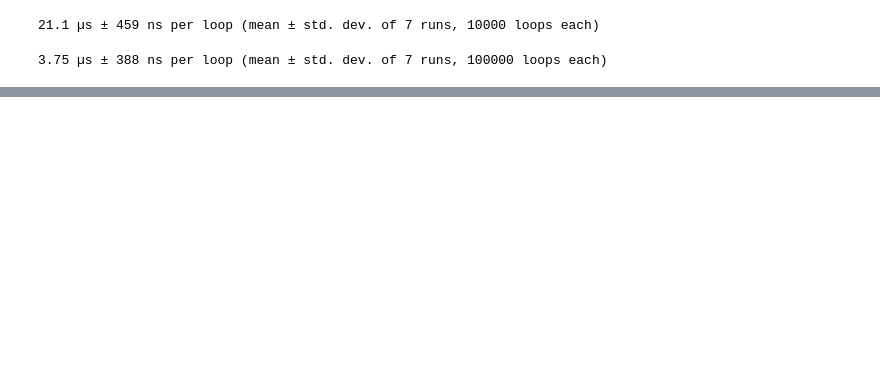
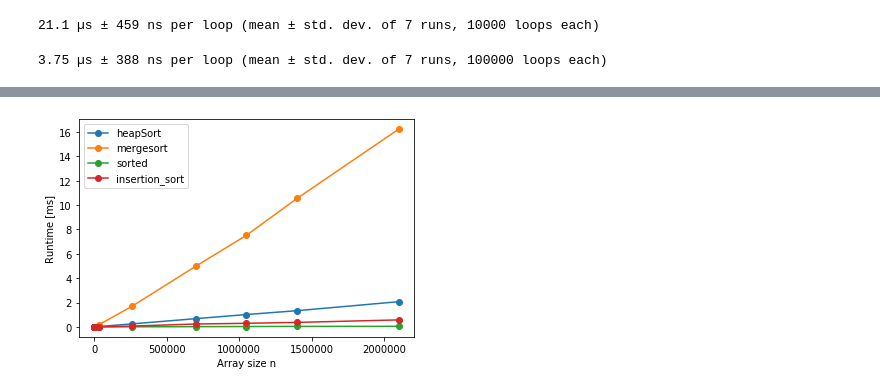
Before and after one commit to KajsaSivertsen/INF221_term_paper, a Jupyter notebook: Methods in Term Paper.ipynb, the cells around one changed output, grey strips where cells are left out. Drawn from its saved outputs; the diff is of its cells as text; code cells hidden in the pictures; blank space fills up the shorter version.

```diff
--- a/Methods in Term Paper.ipynb
+++ b/Methods in Term Paper.ipynb
@@ -244,14 +244,13 @@ def plotting(file_path, n, array_type, sorting_function1 = None, sorting_functio
         if function_name != None:
             files.append(pd.read_pickle('{0}{1}{2}{3}'.format(file_path, function_name.__name__, n, array_type)))
     plt.figure()
-    plt.title(array_type)
-    plt.xlabel('the size of array')
-    plt.ylabel('time used for sorting in ms')
+    plt.xlabel('Array size n')
+    plt.ylabel('Runtime [ms]')
     i = 0
     for file in files:
         x = file.columns
         y = file.iloc[0,:]
-        line = plt.plot(x,y, label= '{0}'.format(function_names[i].__name__))
+        line = plt.plot(x,y, label= '{0}'.format(function_names[i].__name__), linestyle = '-', marker = 'o')
         i += 1
     plt.legend()
     plt.savefig('{0}{1}.pdf'.format(file_path, array_type))
@@ -299,3 +317,3 @@ time used          NaN          NaN          NaN          NaN          NaN
 # %%
-simulate(mergesort, 8, 'random_numbers', 'C:/Users/kajsi/Documents/NMBU/Inf221/Semesteroppgave/')
+simulate(mergesort, 4, 'random_numbers', 'C:/Users/kajsi/Documents/NMBU/Inf221/Semesteroppgave/')
 # %% [output]
@@ -318,3 +337,3 @@ time used          NaN          NaN          NaN          NaN          NaN
 # %%
-simulate(heapSort, 8, 'random_numbers', 'C:/Users/kajsi/Documents/NMBU/Inf221/Semesteroppgave/')
+simulate(heapSort, 8, 'equal_integers', 'C:/Users/kajsi/Documents/NMBU/Inf221/Semesteroppgave/')
 # %% [output]
@@ -356,3 +375,3 @@ time used          NaN          NaN          NaN          NaN          NaN
 # %%
-simulate(sorted, 8, 'random_numbers', 'C:/Users/kajsi/Documents/NMBU/Inf221/Semesteroppgave/')
+simulate(sorted, 8, 'equal_integers', 'C:/Users/kajsi/Documents/NMBU/Inf221/Semesteroppgave/')
 # %% [output]
@@ -387,2 +408,4 @@ plotting_diff_arrays('C:/Users/kajsi/Documents/NMBU/Inf221/Semesteroppgave/', 8,
 # %%
-plotting('C:/Users/kajsi/Documents/NMBU/Inf221/Semesteroppgave/', 8, 'equal_integers', sorting_function1 = heapSort, sorting_function2 = mergesort, sorting_function3 = sorted, sorting_function4 = None, sorting_function5 = None)
+plotting('C:/Users/kajsi/Documents/NMBU/Inf221/Semesteroppgave/', 8, 'equal_integers', sorting_function1 = heapSort, sorting_function2 = mergesort, sorting_function3 = sorted, sorting_function4 = insertion_sort, sorting_function5 = None)
+# %% [output]
+[figure, added]
```
Also changed, not shown: parts of 11 cells of this notebook.
